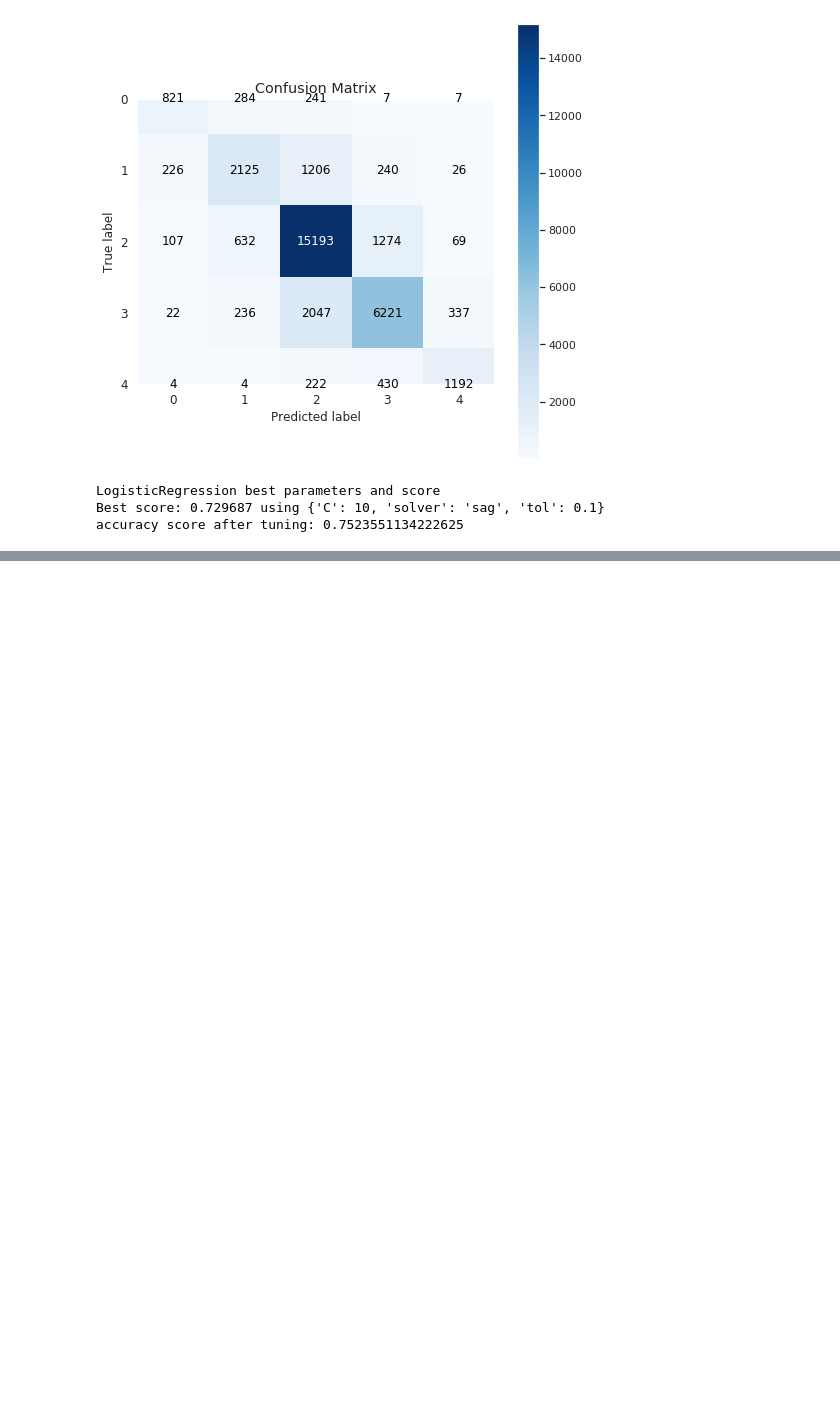
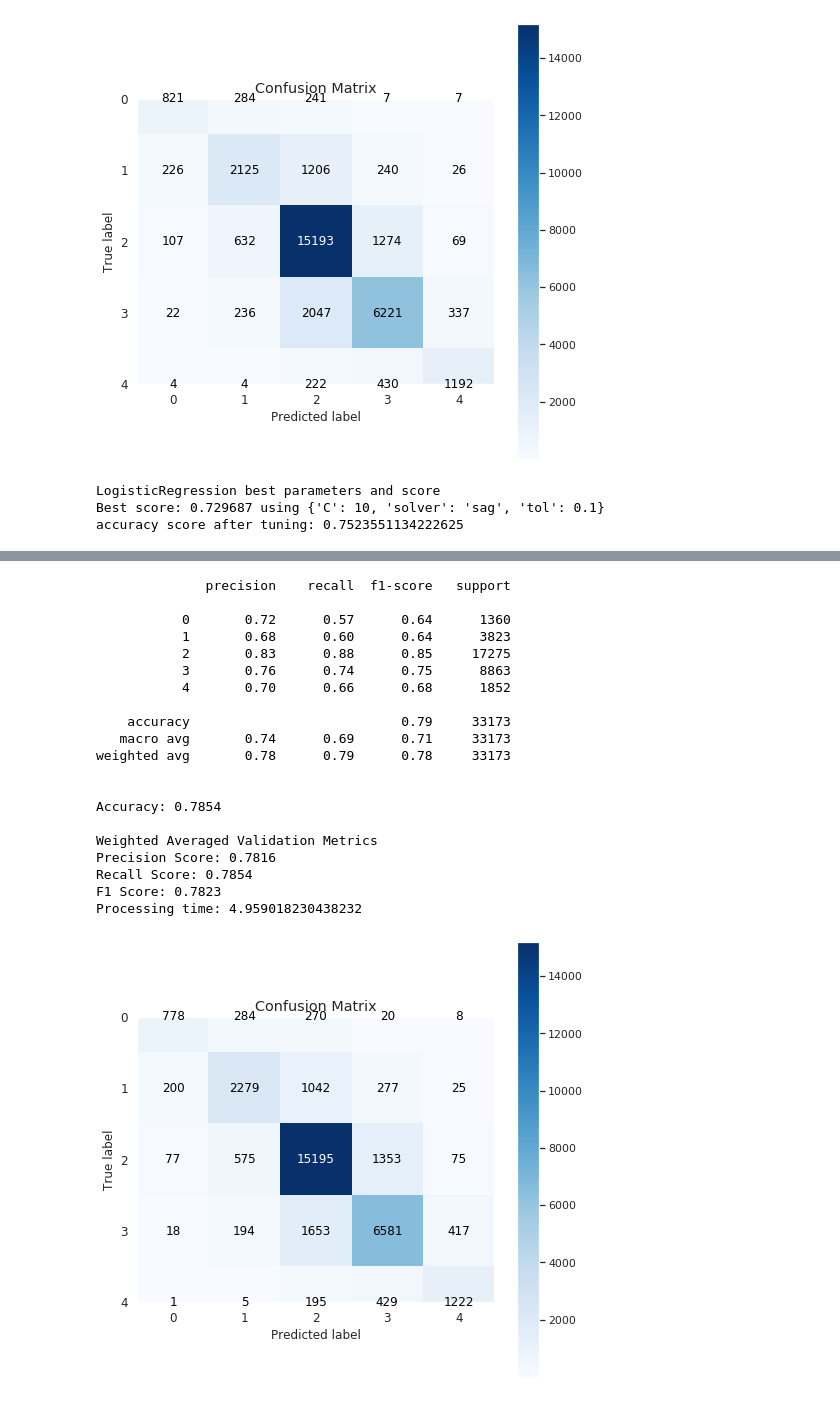
Before and after one commit to Bllizzard/Sentiment_Analysis, a Jupyter notebook: step4_NLP.ipynb, the cells around one changed output, grey strips where cells are left out. Cells and saved outputs as stored; diff of their text form; code cells hidden in the pictures; blank space fills up the shorter version.

```diff
--- a/step4_NLP.ipynb
+++ b/step4_NLP.ipynb
@@ -1370,0 +1411,50 @@ Processing time: 2.5551745891571045
+# %%
+start_time = time.time()
+lr = LogisticRegression(multi_class = 'ovr', solver = 'sag', random_state=1,
+                       C=10, tol = 0.1)
+lr.fit(tv2_train_features,sentiments_train)
+predictions = lr.predict(tv2_test_features)
+
+print(classification_report(sentiments_test, predictions))
+
+print()
+print('Accuracy:', np.round(accuracy_score(sentiments_test, predictions),4))
+
+print()
+print("Weighted Averaged Validation Metrics")
+print('Precision Score:', np.round(precision_score(sentiments_test, predictions,average='weighted'),4))
+print('Recall Score:', np.round(recall_score(sentiments_test, predictions,average='weighted'),4))
+print('F1 Score:', np.round(f1_score(sentiments_test, predictions,average='weighted'),4))
+print('Processing time:', time.time() - start_time)
+
+print()
+from sklearn.metrics import confusion_matrix
+import scikitplot as skplt
+sns.set(rc={'figure.figsize':(8,8)})
+skplt.metrics.plot_confusion_matrix(sentiments_test, predictions)
+
+tuning_performance_metrics.loc['logisticRegression_Bigram']['training-time'] = time.time() - start_time
+tuning_performance_metrics.loc['logisticRegression_Bigram']['accuracy'] = accuracy_score(sentiments_test, predictions)
+tuning_performance_metrics.loc['logisticRegression_Bigram']['F1_score'] = f1_score(sentiments_test, predictions,average='weighted')
+# %% [output]
+              precision    recall  f1-score   support
+
+           0       0.72      0.57      0.64      1360
+           1       0.68      0.60      0.64      3823
+           2       0.83      0.88      0.85     17275
+           3       0.76      0.74      0.75      8863
+           4       0.70      0.66      0.68      1852
+
+    accuracy                           0.79     33173
+   macro avg       0.74      0.69      0.71     33173
+weighted avg       0.78      0.79      0.78     33173
+
+
+Accuracy: 0.7854
+
+Weighted Averaged Validation Metrics
+Precision Score: 0.7816
+Recall Score: 0.7854
+F1 Score: 0.7823
+Processing time: 4.959018230438232
+[figure, added]
```
Also changed, not shown: parts of 12 cells of this notebook.
